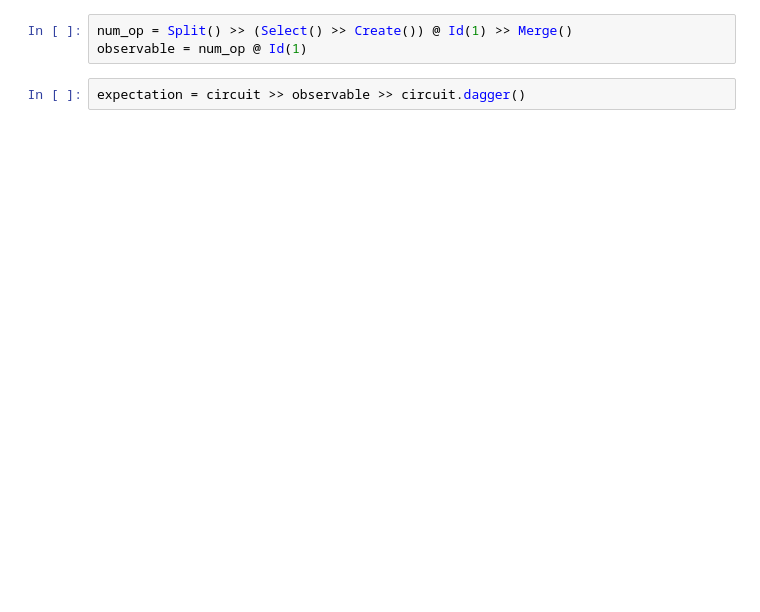
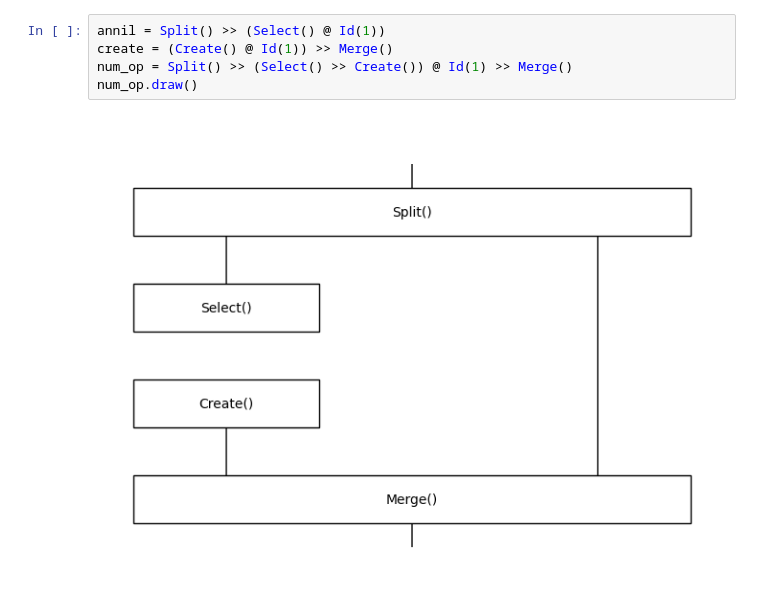
Before and after one commit to daydream6728/discopy, a Jupyter notebook: docs/notebooks/optyx/bosonic-vqe.ipynb, the cells around one changed output. Cells and saved outputs as stored; diff of their text form; blank space fills up the shorter version.

```diff
--- a/docs/notebooks/optyx/bosonic-vqe.ipynb
+++ b/docs/notebooks/optyx/bosonic-vqe.ipynb
@@ -7,5 +10,7 @@ circuit = Create(2, 0) >> BS >> (Phase(theta) @ Id(1)) >> BS
 # %%
+annil = Split() >> (Select() @ Id(1))
+create = (Create() @ Id(1)) >> Merge()
 num_op = Split() >> (Select() >> Create()) @ Id(1) >> Merge()
-observable = num_op @ Id(1)
+num_op.draw()
+# %% [output]
+[figure, added]
-# %%
-expectation = circuit >> observable >> circuit.dagger()
```
Also changed, not shown: parts of 9 cells of this notebook.
